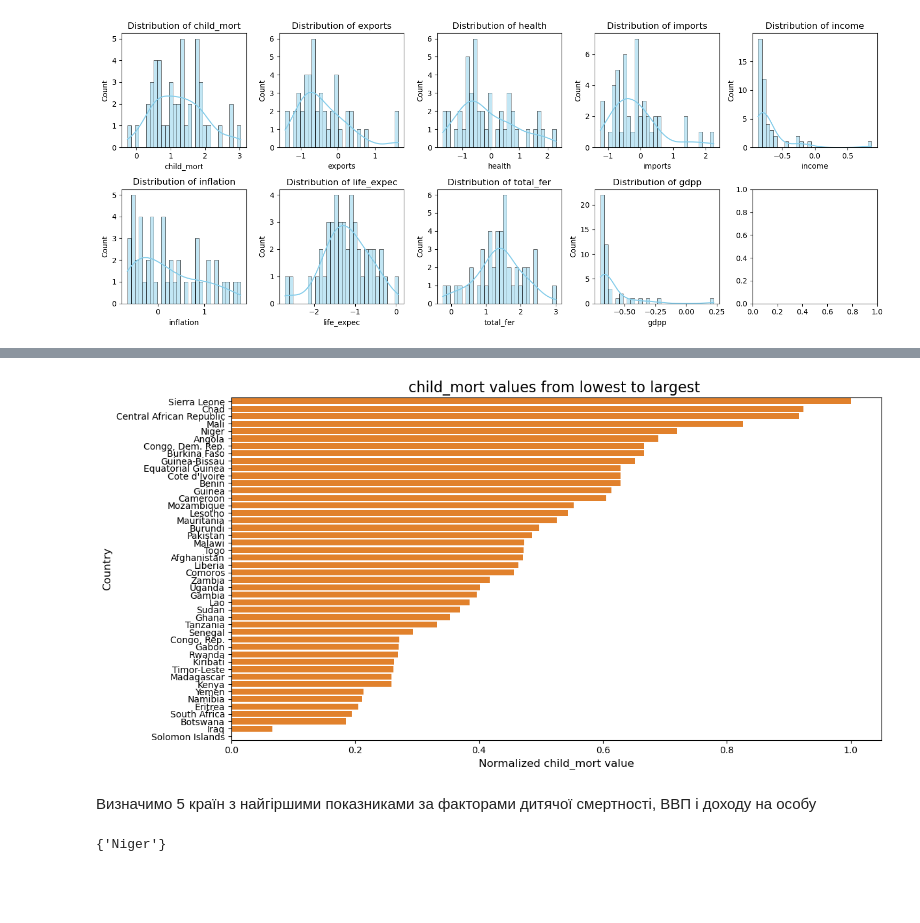
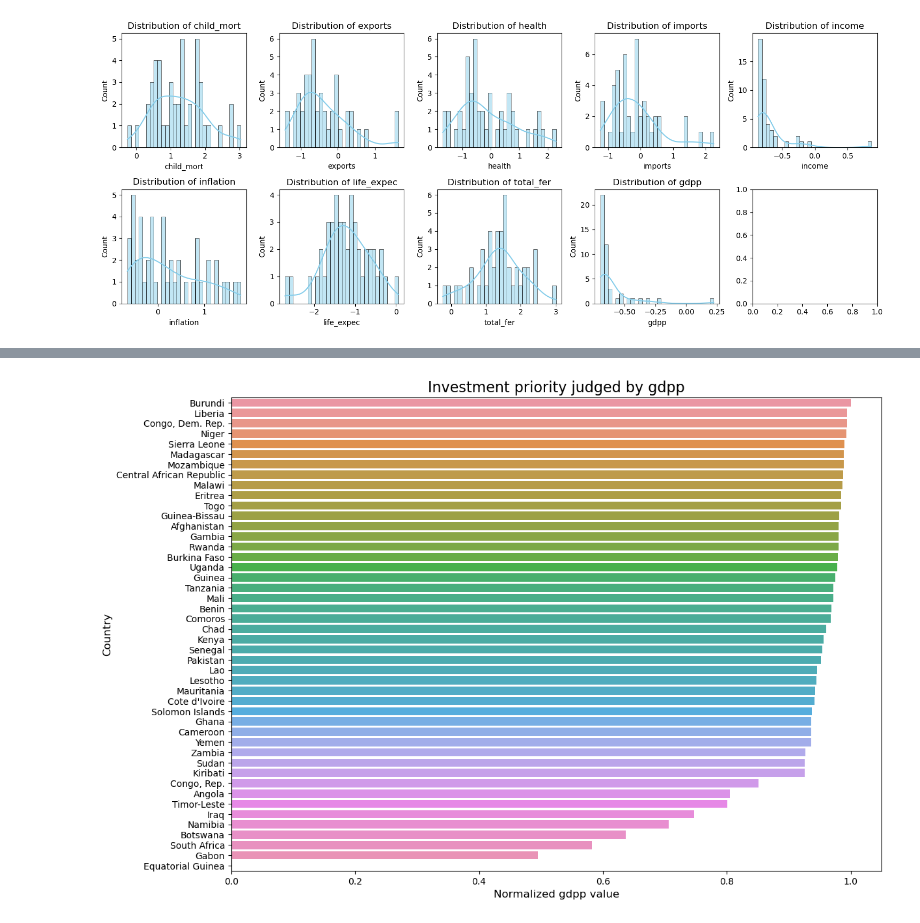
Before and after one commit to GlebKarpenko/IAD_Karpenko, a Jupyter notebook: lab4/lab4.ipynb, the cells around one changed output, grey strips where cells are left out. Cells and saved outputs as stored; diff of their text form; code cells hidden in the pictures; blank space fills up the shorter version.

```diff
--- a/lab4/lab4.ipynb
+++ b/lab4/lab4.ipynb
@@ -297,17 +297,4 @@ growth_plot('gdpp')
-# %%
-growth_plot('child_mort', ascending_order=False)
-# %% [output]
-[figure, removed]
-# %% [markdown]
-<p>Визначимо 5 країн з найгіршими показниками за факторами дитячої смертності, ВВП і доходу на особу</p>
-# %%
-bottom_5_income = poor.nsmallest(5, 'income')[['country', 'income']]
-bottom_5_gdpp = poor.nsmallest(5, 'gdpp')[['country', 'gdpp']]
-bottom_5_child_mort = poor.nlargest(5, 'child_mort')[['country', 'income']]
-
-C = 'country'
-bottom_5 = set(bottom_5_income[C]).intersection(bottom_5_gdpp[C], bottom_5_child_mort[C])
-del C
-bottom_5
-# %% [output]
-{'Niger'}
+# %%
+investment_plot('gdpp', invert=True)
+# %% [output]
+[figure, added]
```
Also changed, not shown: parts of 3 cells of this notebook, 2 other files.
